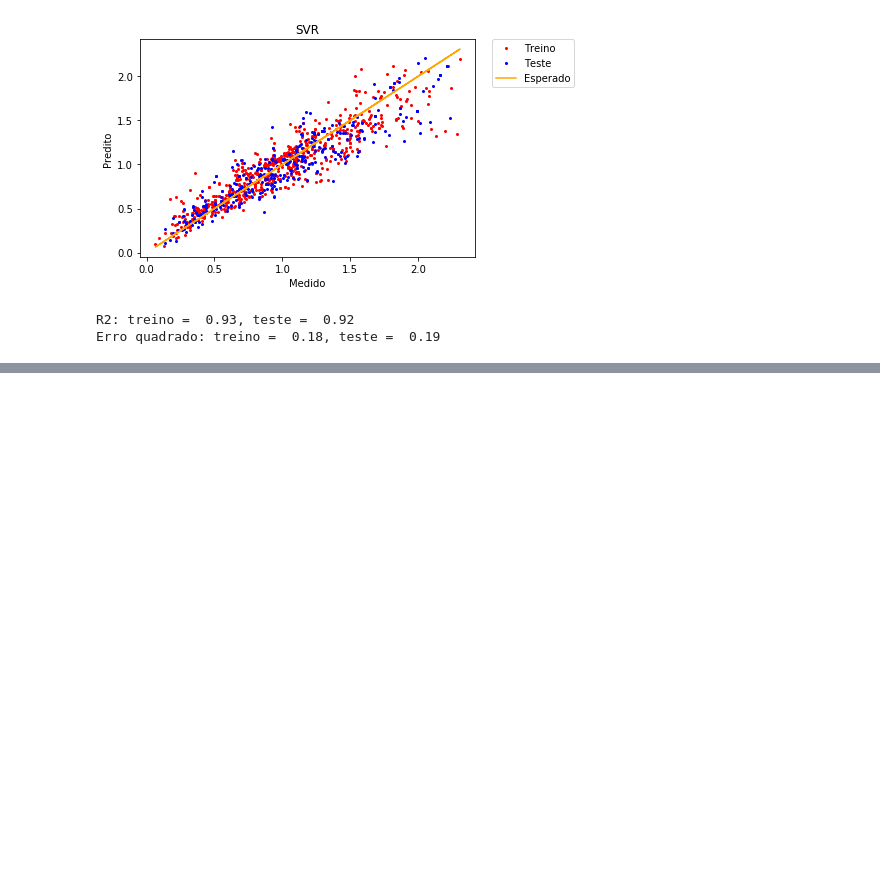
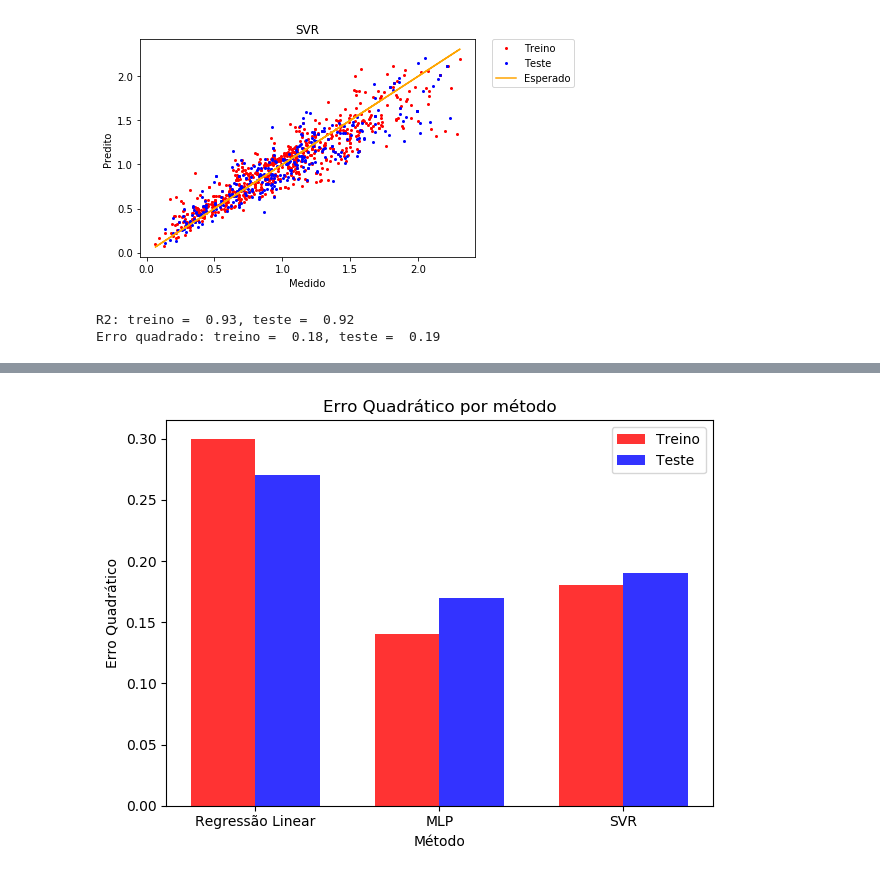
Before and after one commit to nicolasamaduro/cefet-ic-trabalhoFinal, a Jupyter notebook: Predição da Força do Concreto.ipynb, the cells around one changed output, grey strips where cells are left out. Saved outputs shown, nothing was run; the diff lists cells and outputs as text; code cells hidden in the pictures; blank space fills up the shorter version.

```diff
--- a/Predição da Força do Concreto.ipynb
+++ b/Predição da Força do Concreto.ipynb
@@ -77,0 +112,7 @@ Erro quadrado: treino =  0.18, teste =  0.19
+# %%
+# Platagem comparação EQ
+dados_treino_r2 = (0.30, 0.14, 0.18)
+dados_teste_r2 = (0.27, 0.17, 0.19)
+plotarGraficoComparacao(dados_treino_r2, dados_teste_r2, 'Método', 'Erro Quadrático', 'Erro Quadrático por método')
+# %% [output]
+[figure, added]
```
Also changed, not shown: parts of 2 cells of this notebook, 5 other files.
